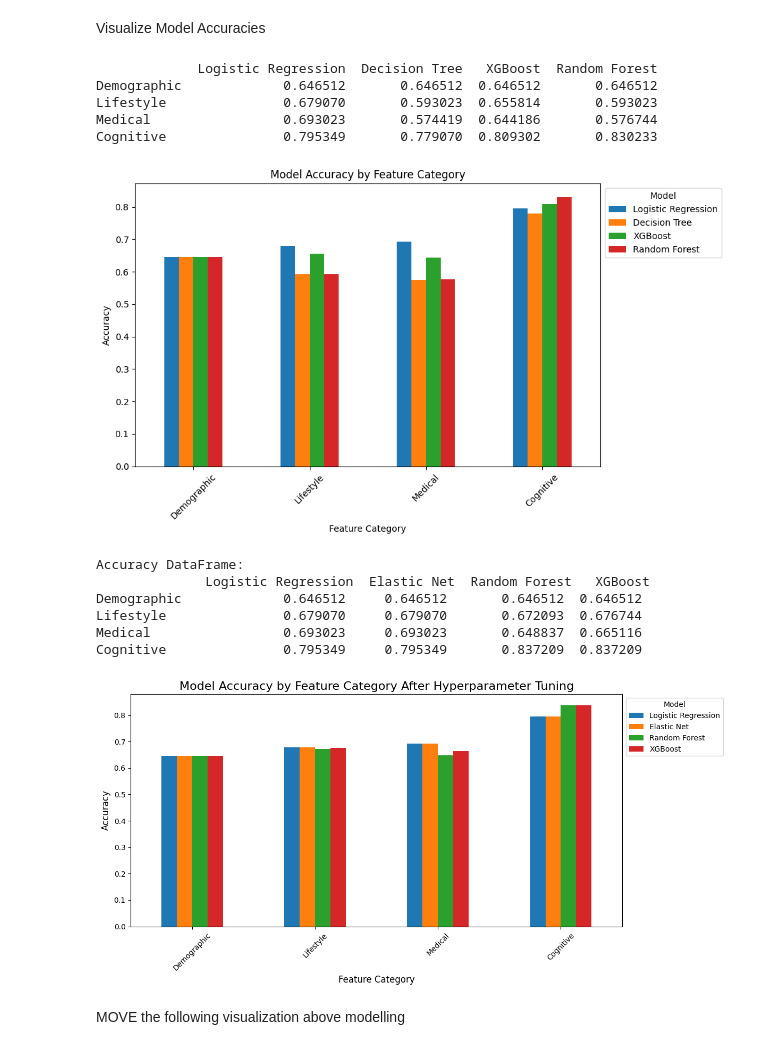
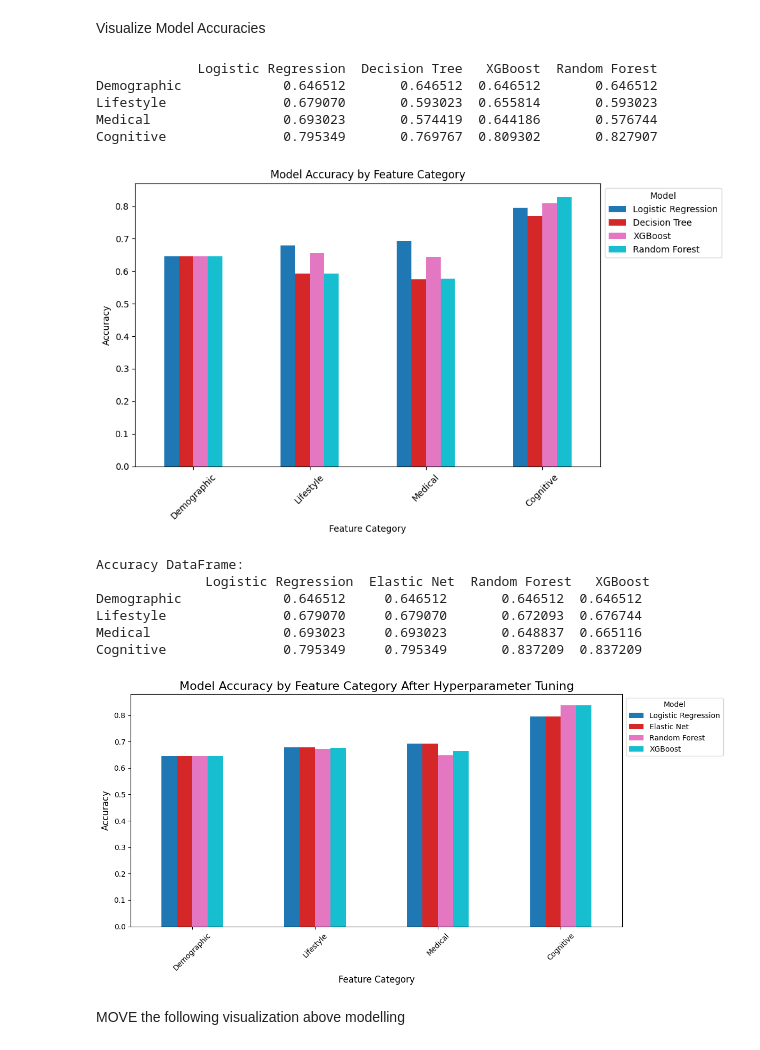
Before and after one commit to alekhyavittalam/alzheimers_diagnosis_prediction, a Jupyter notebook: alzheimers.ipynb, the cells around one changed output. Cells and saved outputs as stored; diff of their text form; code cells hidden in the pictures.

Commit message:
Save plots as .jpg
Changed palette for plots and saved the plot as .jpg file

```diff
--- a/alzheimers.ipynb
+++ b/alzheimers.ipynb
@@ -1162,7 +1195,7 @@ results_df = pd.DataFrame(results_by_category).T
 print(results_df)
 
 # bar chart
-results_df.plot(kind='bar', figsize=(10, 6))
+results_df.plot(kind='bar', figsize=(10, 6), colormap='tab10')
 plt.title("Model Accuracy by Feature Category")
 plt.ylabel("Accuracy")
 plt.xlabel("Feature Category")
@@ -1175,38 +1208,39 @@ plt.show()
 Demographic             0.646512       0.646512  0.646512       0.646512
 Lifestyle               0.679070       0.593023  0.655814       0.593023
 Medical                 0.693023       0.574419  0.644186       0.576744
-Cognitive               0.795349       0.779070  0.809302       0.830233
+Cognitive               0.795349       0.769767  0.809302       0.827907
-[figure, old version]
+[figure, new version]
 # %%
 import pandas as pd
 import matplotlib.pyplot as plt
 
 # Extract accuracy values into a DataFrame
 results_df_tuning = pd.DataFrame({
     category: {model: metrics['accuracy'] for model, metrics in result.items()}
     for category, result in results_by_category_tuning.items()
 }).T  # Transpose for better readability
 
 # Display the DataFrame
 print("Accuracy DataFrame:\n", results_df_tuning)
 
 # Plot the accuracies as a bar chart
-results_df_tuning.plot(kind='bar', figsize=(12, 6))
+results_df_tuning.plot(kind='bar', figsize=(12, 6), colormap='tab10')
 plt.title("Model Accuracy by Feature Category After Hyperparameter Tuning", fontsize=16)
 plt.ylabel("Accuracy", fontsize=12)
 plt.xlabel("Feature Category", fontsize=12)
 plt.xticks(rotation=45, fontsize=10)
 plt.legend(title="Model", loc='upper left', bbox_to_anchor=(1, 1), fontsize=10)
 plt.tight_layout()
+plt.savefig("model_accuracy_hyperparameter_tuning.jpg")
 plt.show()
 # %% [output]
 Accuracy DataFrame:
               Logistic Regression  Elastic Net  Random Forest   XGBoost
 Demographic             0.646512     0.646512       0.646512  0.646512
 Lifestyle               0.679070     0.679070       0.672093  0.676744
 Medical                 0.693023     0.693023       0.648837  0.665116
 Cognitive               0.795349     0.795349       0.837209  0.837209
-[figure, old version]
+[figure, new version]
 # %% [markdown]
 MOVE the following visualization above modelling
 # %%
```
Also changed, not shown: parts of 8 cells of this notebook, 2 other files.
